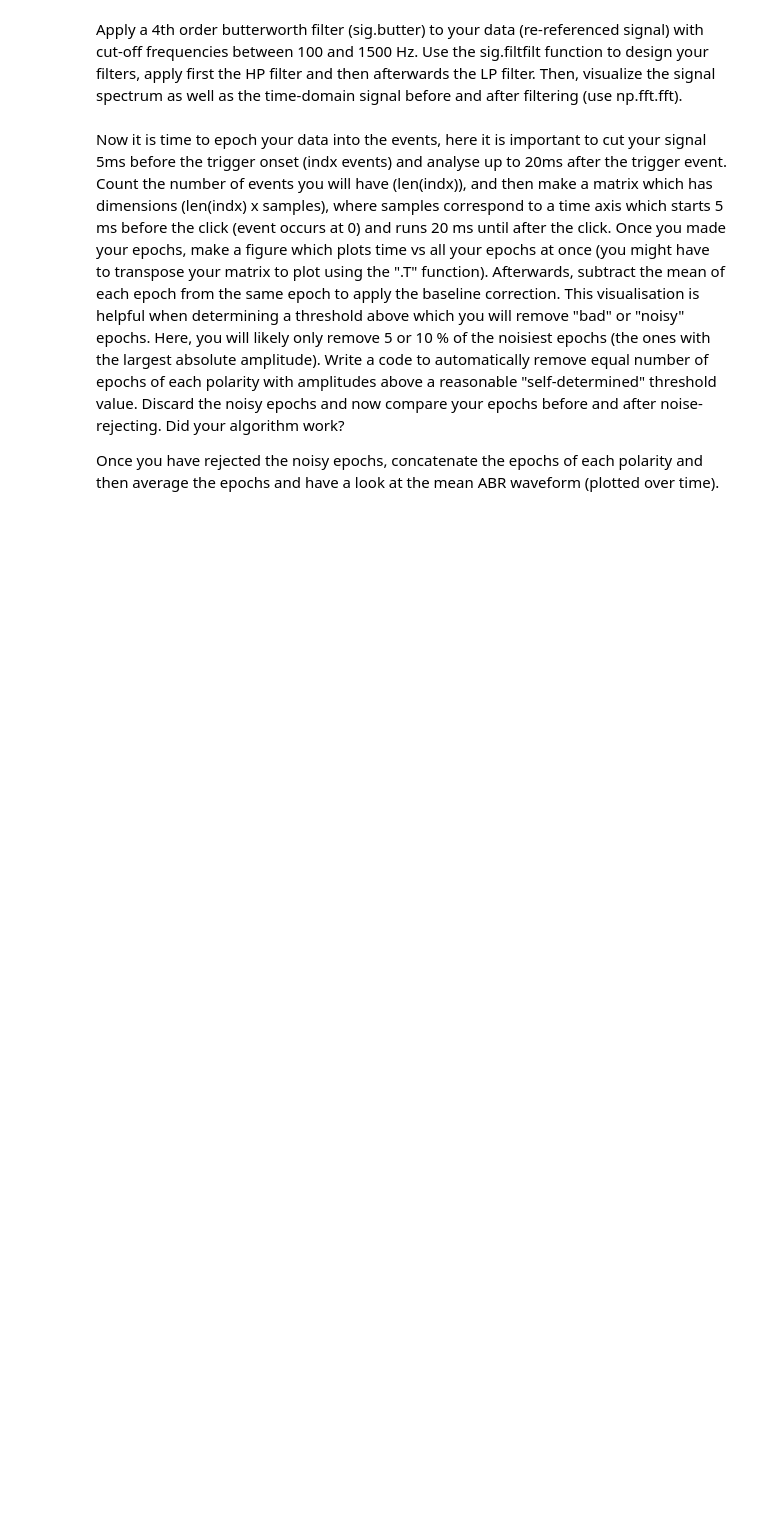
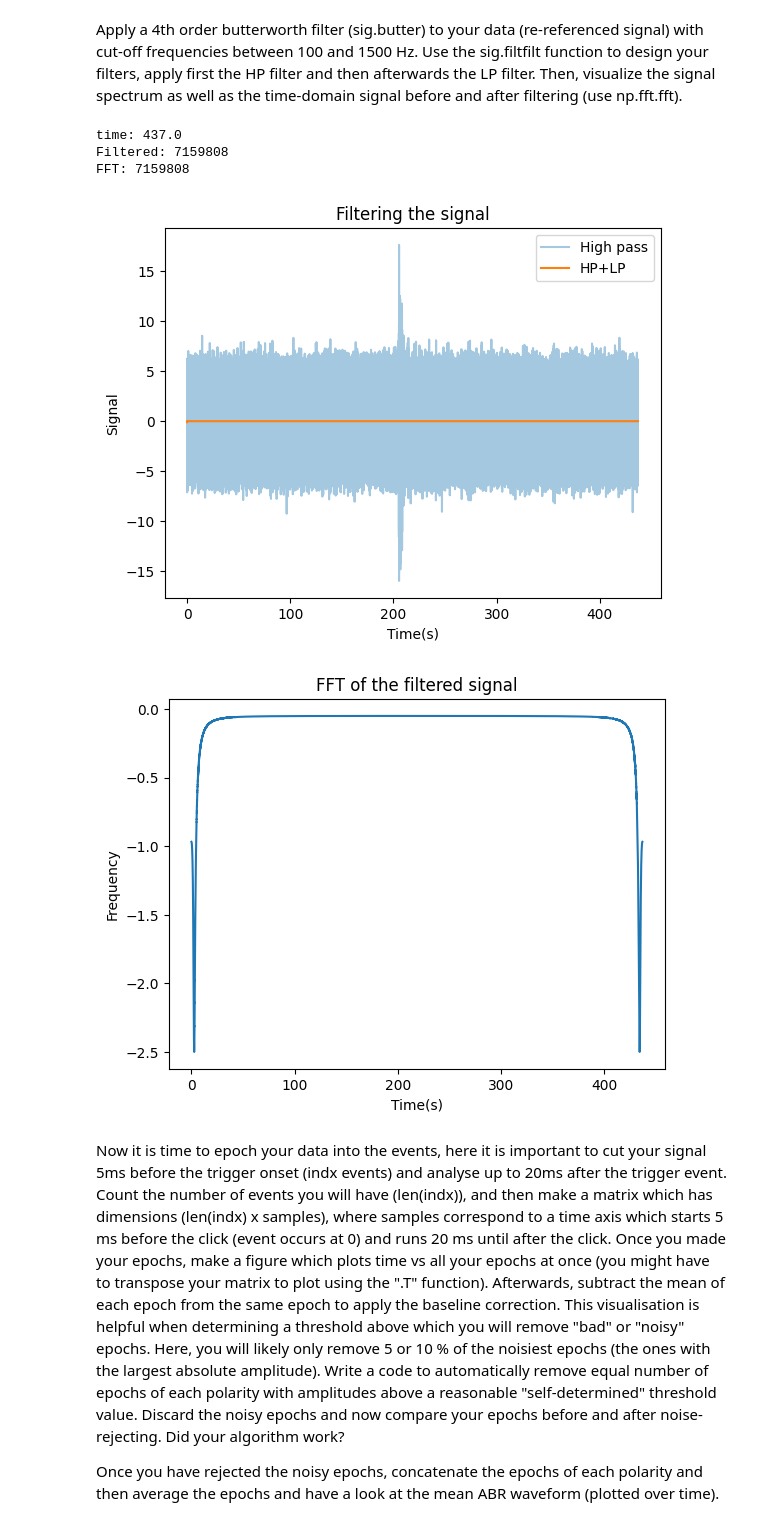
Before and after one commit to cesarz10/Auditory-computation, a Jupyter notebook: AudCompLab2_2022/Exercise_2022.ipynb, the cells around one changed output. Saved outputs shown, nothing was run; the diff lists cells and outputs as text; code cells hidden in the pictures; blank space fills up the shorter version.

Commit message:
just filterd the signal, not sure about fft and the filsters though

```diff
--- a/AudCompLab2_2022/Exercise_2022.ipynb
+++ b/AudCompLab2_2022/Exercise_2022.ipynb
@@ -134,6 +128,46 @@ plt.show()
 [figure]
 # %% [markdown]
 Apply a 4th order butterworth filter (sig.butter) to your data (re-referenced signal) with cut-off frequencies between 100 and 1500 Hz. Use the sig.filtfilt function to design your filters, apply first the HP filter and then afterwards the LP filter. Then, visualize the signal spectrum as well as the time-domain signal before and after filtering (use np.fft.fft).
+# %%
+print(f"time: {len(re_reference) / FS}")
+time = np.linspace(0, len(re_reference) / FS, len(re_reference))
+
+def filtering(data, order, Fs, Wn, btype):
+    b, a = sig.butter(order, Wn, btype= btype, fs=Fs)
+    filtered = sig.filtfilt(b, a, data)
+
+    return filtered
+
+# b, a = sig.butter(4, 100, btype='highpass', fs=FS) # first HP filter -> 1500Hz
+# HP_reRef = sig.filtfilt(b, a, re_reference)
+HP_filt = filtering(re_reference, 4, FS, 1500, btype='highpass')
+LP_filt = filtering(HP_filt, 4, FS, 100, btype='lowpass')
+time_domain = np.fft.fft(LP_filt)
+print(f"Filtered: {len(LP_filt)}\nFFT: {len(time_domain)}")
+
+# plt.plot(time, re_reference)
+# plt.plot(time[1000:-1000], HP_filt[1000:-1000], alpha=0.4, label="High pass")
+# plt.plot(time[1000:-1000], LP_filt[1000:-1000], label="HP+LP")
+plt.plot(time, HP_filt, alpha=0.4, label="High pass")
+plt.plot(time, LP_filt, label="HP+LP")
+plt.title("Filtering the signal")
+plt.xlabel("Time(s)")
+plt.ylabel("Signal")
+plt.legend()
+plt.show()
+
+plt.figure(1)
+plt.plot(time, time_domain)
+plt.title("FFT of the filtered signal")
+plt.xlabel("Time(s)")
+plt.ylabel("Frequency")
+plt.show()
+# %% [output]
+time: 437.0
+Filtered: 7159808
+FFT: 7159808
+[figure, added]
+[figure, added]
 # %% [markdown]
 Now it is time to epoch your data into the events, here it is important to cut your signal 5ms before the trigger onset (indx events) and analyse up to 20ms after the trigger event. Count the number of events you will have (len(indx)), and then make a matrix which has dimensions (len(indx) x samples), where samples correspond to a time axis which starts 5 ms before the click (event occurs at 0) and runs 20 ms until after the click. Once you made your epochs, make a figure which plots time vs all your epochs at once (you might have to transpose your matrix to plot using the ".T" function). Afterwards, subtract the mean of each epoch from the same epoch to apply the baseline correction. This visualisation is helpful when determining a threshold above which you will remove "bad" or "noisy" epochs. Here, you will likely only remove 5 or 10 % of the noisiest epochs (the ones with the largest absolute amplitude). Write a code to automatically remove equal number of epochs of each polarity with amplitudes above a reasonable "self-determined" threshold value. Discard the noisy epochs and now compare your epochs before and after noise-rejecting. Did your algorithm work?
 
```
Also changed, not shown: parts of 3 cells of this notebook.
